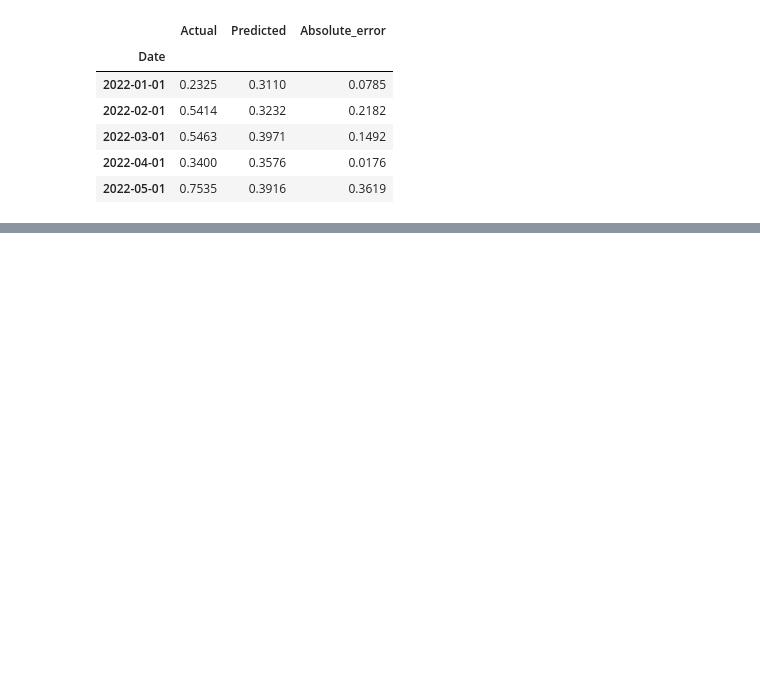
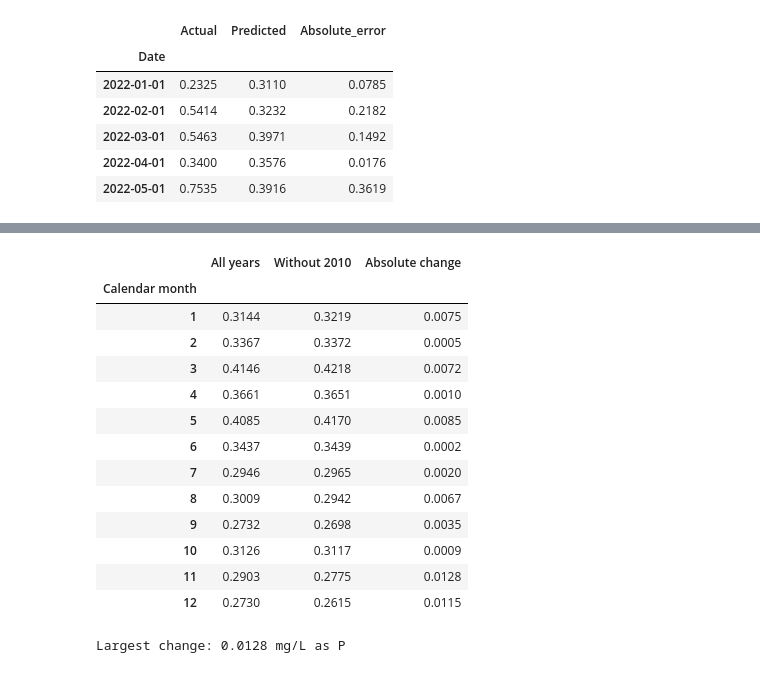
Before and after one commit to TechSphere2025/water-quality-forecasting, a Jupyter notebook: 01_understanding_data.ipynb, the cells around one changed output, grey strips where cells are left out. Drawn from its saved outputs; the diff is of its cells as text; code cells hidden in the pictures; blank space fills up the shorter version.

```diff
--- a/01_understanding_data.ipynb
+++ b/01_understanding_data.ipynb
@@ -877,0 +1035,35 @@ Mean absolute error: 0.0992 mg/L as P
+# %%
+all_years = phosphorus.groupby(phosphorus.index.month).mean()
+
+without_2010 = phosphorus[phosphorus.index.year != 2010]
+without_2010 = without_2010.groupby(without_2010.index.month).mean()
+
+sensitivity = pd.DataFrame({
+    "All years": all_years,
+    "Without 2010": without_2010,
+})
+sensitivity["Absolute change"] = (
+    sensitivity["All years"] - sensitivity["Without 2010"]
+).abs()
+
+sensitivity.index.name = "Calendar month"
+display(sensitivity.round(4))
+print(
+    f"Largest change: {sensitivity['Absolute change'].max():.4f} mg/L as P"
+)
+# %% [output]
+|  | All years | Without 2010 | Absolute change |
+| Calendar month |  |  |  |
+| 1 | 0.3144 | 0.3219 | 0.0075 |
+| 2 | 0.3367 | 0.3372 | 0.0005 |
+| 3 | 0.4146 | 0.4218 | 0.0072 |
+| 4 | 0.3661 | 0.3651 | 0.0010 |
+| 5 | 0.4085 | 0.4170 | 0.0085 |
+| 6 | 0.3437 | 0.3439 | 0.0002 |
+| 7 | 0.2946 | 0.2965 | 0.0020 |
+| 8 | 0.3009 | 0.2942 | 0.0067 |
+| 9 | 0.2732 | 0.2698 | 0.0035 |
+| 10 | 0.3126 | 0.3117 | 0.0009 |
+| 11 | 0.2903 | 0.2775 | 0.0128 |
+| 12 | 0.2730 | 0.2615 | 0.0115 |
+Largest change: 0.0128 mg/L as P
```
Also changed, not shown: parts of 8 cells of this notebook.
